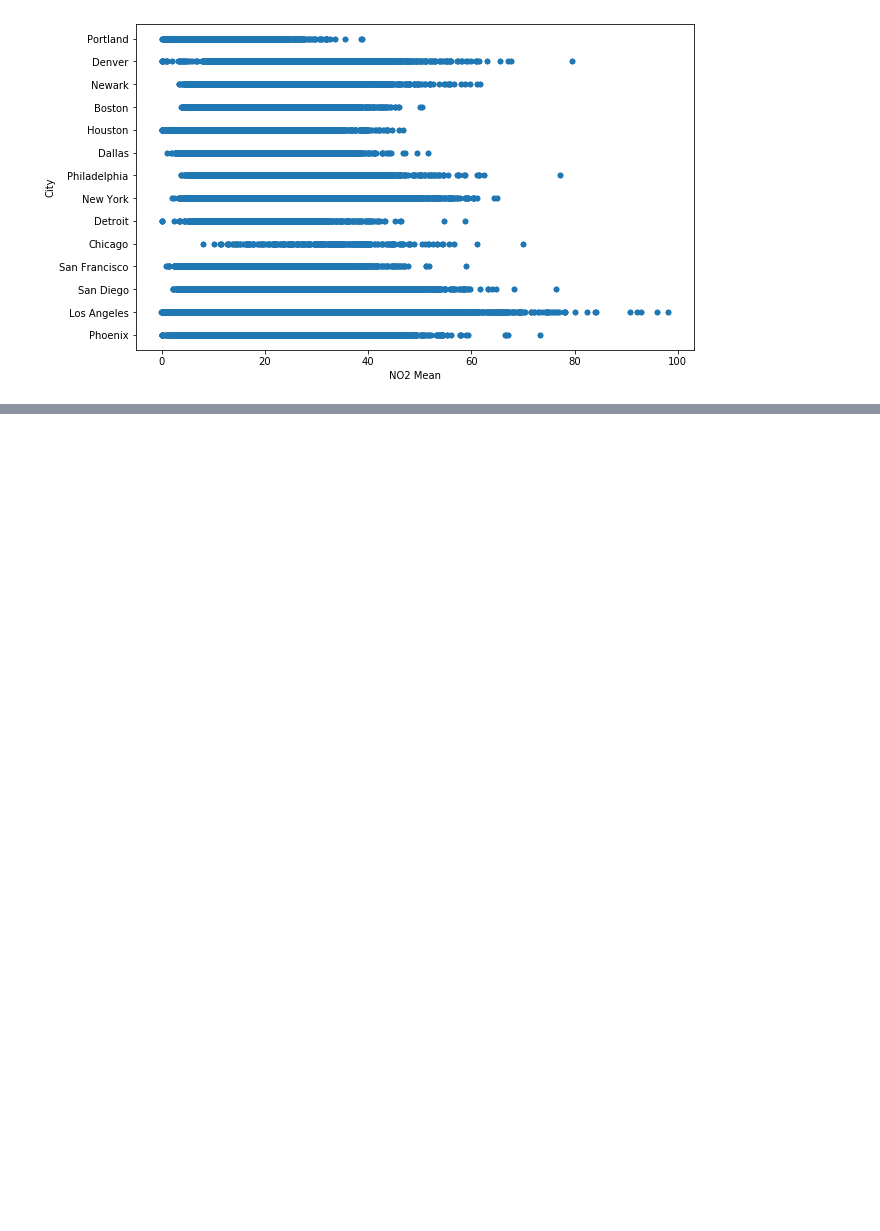
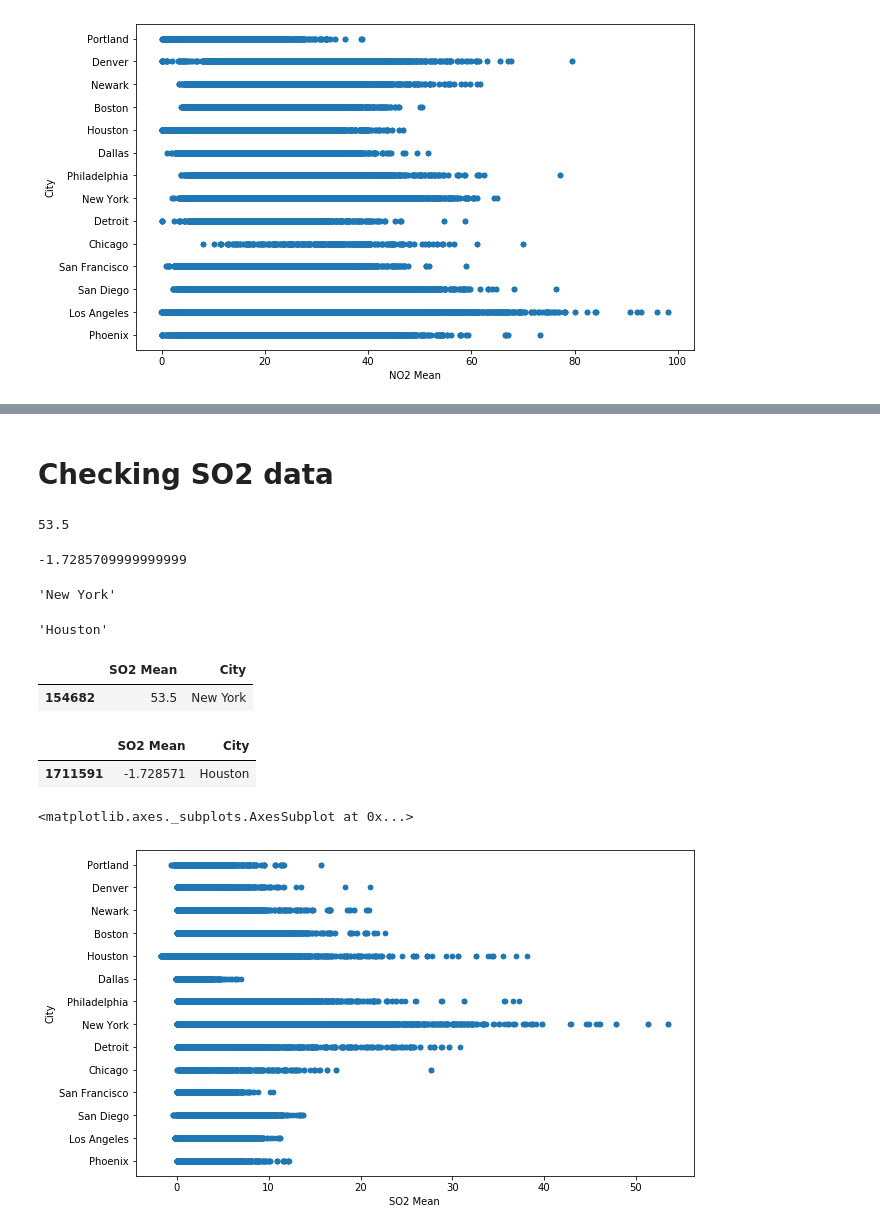
Before and after one commit to mehertech55/Climate-Change-Analysis, a Jupyter notebook: pollution_data_analysis.ipynb, the cells around one changed output, grey strips where cells are left out. Drawn from its saved outputs; the diff is of its cells as text; code cells hidden in the pictures; blank space fills up the shorter version.

```diff
--- a/pollution_data_analysis.ipynb
+++ b/pollution_data_analysis.ipynb
@@ -169,0 +214,39 @@ data.plot(kind='scatter', x='NO2 Mean', y='City', figsize=(10,6))
+# %% [markdown]
+<h1>Checking SO2 data</h1>
+# %%
+so2_max = data['SO2 Mean'].max()
+so2_max
+# %% [output]
+53.5
+# %%
+so2_min = data['SO2 Mean'].min()
+so2_min
+# %% [output]
+-1.7285709999999999
+# %%
+so2_max = data.loc[data['SO2 Mean'] == data['SO2 Mean'].max(), 'City']
+so2_max.get(so2_max.index[0])
+# %% [output]
+'New York'
+# %%
+so2_min = data.loc[data['SO2 Mean'] == data['SO2 Mean'].min(), 'City']
+so2_min.get(so2_min.index[0])
+# %% [output]
+'Houston'
+# %%
+data_in_order_so2 = data[['SO2 Mean', 'City']].sort_values(by='SO2 Mean', ascending=False)
+data_in_order_so2.head(1)
+# %% [output]
+|  | SO2 Mean | City |
+| 154682 | 53.5 | New York |
+# %%
+data_in_order_so2 = data[['SO2 Mean', 'City']].sort_values(by='SO2 Mean', ascending=False)
+data_in_order_so2.tail(1)
+# %% [output]
+|  | SO2 Mean | City |
+| 1711591 | -1.728571 | Houston |
+# %%
+data.plot(kind='scatter', x='SO2 Mean', y='City', figsize=(10,6))
+# %% [output]
+<matplotlib.axes._subplots.AxesSubplot at 0x...>
+[figure, added]
```
Also changed, not shown: parts of 18 cells of this notebook, 1 other file.
